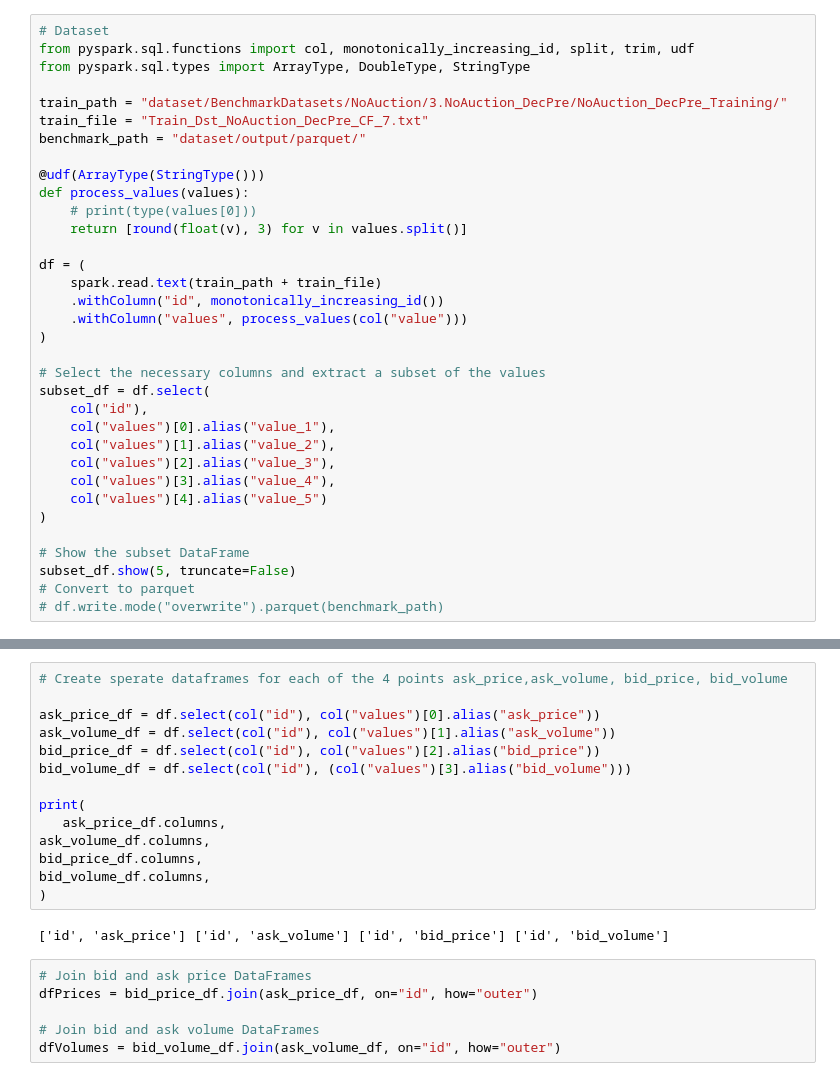
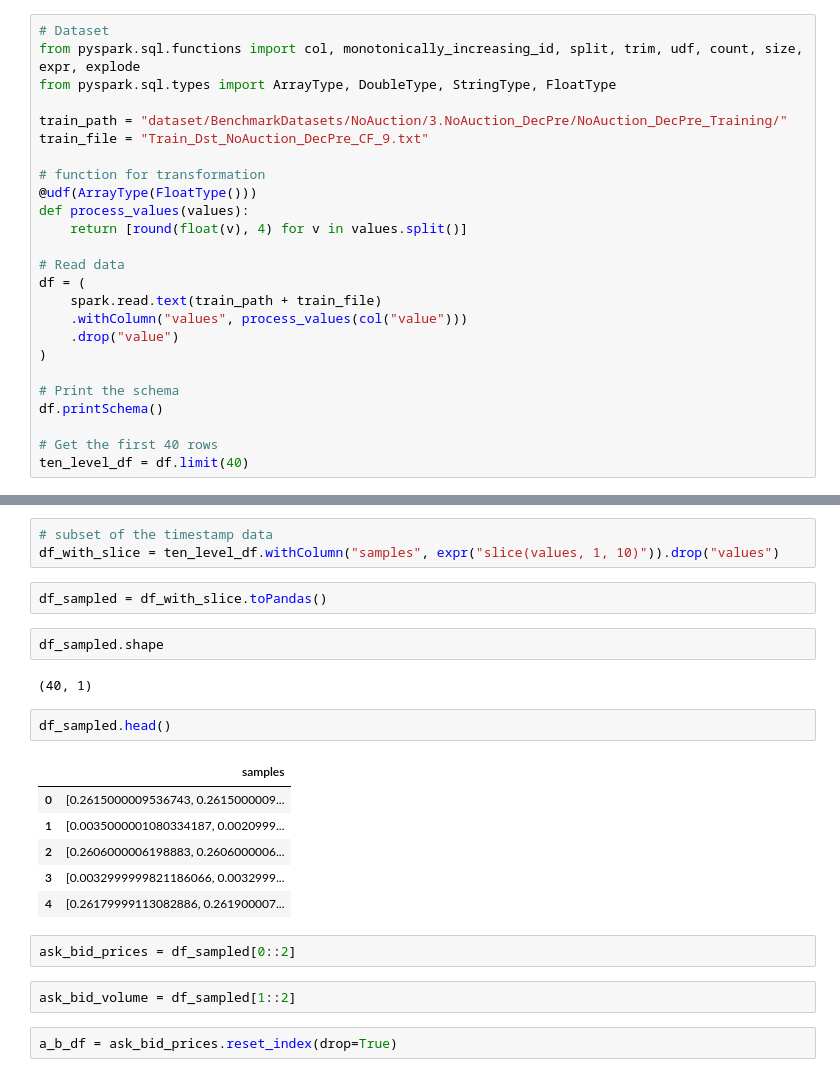
Before and after one commit to DneshP/quantitative-analysis, a Jupyter notebook: limitOrderBookBenchmarkAnalysis.ipynb, the cells around one changed output, grey strips where cells are left out. Cells and saved outputs as stored; diff of their text form.

```diff
--- a/limitOrderBookBenchmarkAnalysis.ipynb
+++ b/limitOrderBookBenchmarkAnalysis.ipynb
@@ -29,35 +29,26 @@ Also, based on the documentation on the dataset, the first 40 rows carry 10 leve
 # %%
 # Dataset
-from pyspark.sql.functions import col, monotonically_increasing_id, split, trim, udf
-from pyspark.sql.types import ArrayType, DoubleType, StringType
+from pyspark.sql.functions import col, monotonically_increasing_id, split, trim, udf, count, size, expr, explode
+from pyspark.sql.types import ArrayType, DoubleType, StringType, FloatType
 
 train_path = "dataset/BenchmarkDatasets/NoAuction/3.NoAuction_DecPre/NoAuction_DecPre_Training/"
-train_file = "Train_Dst_NoAuction_DecPre_CF_7.txt"
-benchmark_path = "dataset/output/parquet/"
+train_file = "Train_Dst_NoAuction_DecPre_CF_9.txt"
 
-@udf(ArrayType(StringType()))
+# function for transformation
+@udf(ArrayType(FloatType()))
 def process_values(values):
-    # print(type(values[0]))
-    return [round(float(v), 3) for v in values.split()]
+    return [round(float(v), 4) for v in values.split()]
 
+# Read data
 df = (
     spark.read.text(train_path + train_file)
-    .withColumn("id", monotonically_increasing_id())
     .withColumn("values", process_values(col("value")))
+    .drop("value")
 )
 
-# Select the necessary columns and extract a subset of the values
-subset_df = df.select(
-    col("id"),
-    col("values")[0].alias("value_1"),
-    col("values")[1].alias("value_2"),
-    col("values")[2].alias("value_3"),
-    col("values")[3].alias("value_4"),
-    col("values")[4].alias("value_5")
-)
+# Print the schema
+df.printSchema()
 
-# Show the subset DataFrame
-subset_df.show(5, truncate=False)
-# Convert to parquet
-# df.write.mode("overwrite").parquet(benchmark_path)
+# Get the first 40 rows
+ten_level_df = df.limit(40)
 # %% [output]
@@ -134,22 +58,24 @@ only showing top 5 rows
-# %%
-# Create sperate dataframes for each of the 4 points ask_price,ask_volume, bid_price, bid_volume
-
-ask_price_df = df.select(col("id"), col("values")[0].alias("ask_price"))
-ask_volume_df = df.select(col("id"), col("values")[1].alias("ask_volume"))
-bid_price_df = df.select(col("id"), col("values")[2].alias("bid_price"))
-bid_volume_df = df.select(col("id"), (col("values")[3].alias("bid_volume")))
-
-print(
-   ask_price_df.columns,
-ask_volume_df.columns,
-bid_price_df.columns,
-bid_volume_df.columns,
-)
-# %% [output]
-['id', 'ask_price'] ['id', 'ask_volume'] ['id', 'bid_price'] ['id', 'bid_volume']
-# %%
-# Join bid and ask price DataFrames
-dfPrices = bid_price_df.join(ask_price_df, on="id", how="outer")
-
-# Join bid and ask volume DataFrames
-dfVolumes = bid_volume_df.join(ask_volume_df, on="id", how="outer")
+# %%
+# subset of the timestamp data
+df_with_slice = ten_level_df.withColumn("samples", expr("slice(values, 1, 10)")).drop("values")
+# %%
+df_sampled = df_with_slice.toPandas()
+# %%
+df_sampled.shape
+# %% [output]
+(40, 1)
+# %%
+df_sampled.head()
+# %% [output]
+|  | samples |
+| 0 | [0.2615000009536743, 0.2615000009... |
+| 1 | [0.0035000001080334187, 0.0020999... |
+| 2 | [0.2606000006198883, 0.2606000006... |
+| 3 | [0.0032999999821186066, 0.0032999... |
+| 4 | [0.26179999113082886, 0.261900007... |
+# %%
+ask_bid_prices = df_sampled[0::2]
+# %%
+ask_bid_volume = df_sampled[1::2]
+# %%
+a_b_df = ask_bid_prices.reset_index(drop=True)
```
Also changed, not shown: parts of 15 cells of this notebook.
